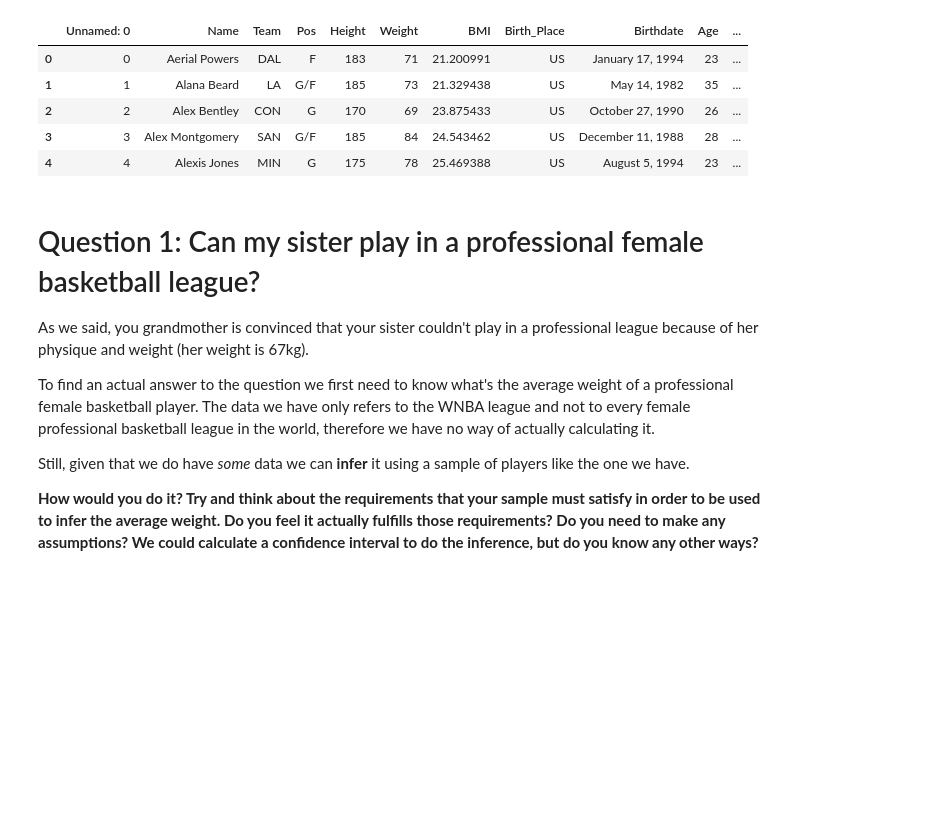
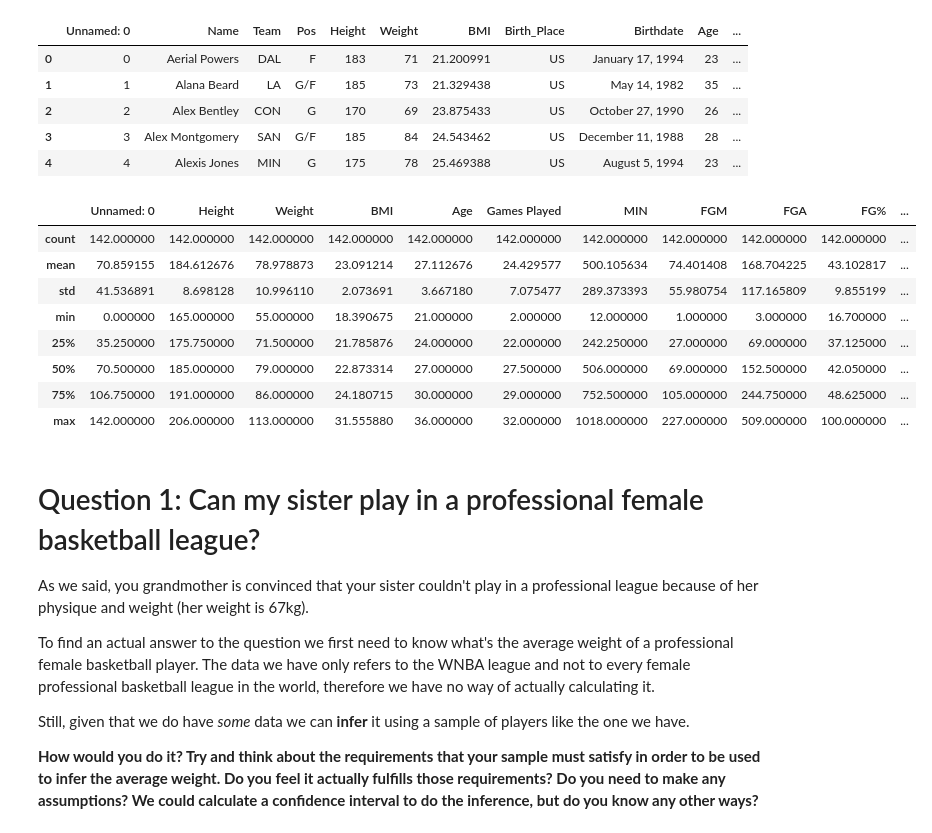
Before and after one commit to pmoreira1/dataV2-labs, a Jupyter notebook: module-2/M2-mini-project2/your-code/3.-Inferential-Analysis.ipynb, the cells around one changed output. Saved outputs shown, nothing was run; the diff lists cells and outputs as text; code cells hidden in the pictures; blank space fills up the shorter version.

Commit message:
Tableau-Data-Viz + M2

```diff
--- a/module-2/M2-mini-project2/your-code/3.-Inferential-Analysis.ipynb
+++ b/module-2/M2-mini-project2/your-code/3.-Inferential-Analysis.ipynb
@@ -36,6 +38,18 @@ wnba.head()
 | 2 | 2 | Alex Bentley | CON | G | 170 | 69 | 23.875433 | US | October 27, 1990 | 26 | ... |
 | 3 | 3 | Alex Montgomery | SAN | G/F | 185 | 84 | 24.543462 | US | December 11, 1988 | 28 | ... |
 | 4 | 4 | Alexis Jones | MIN | G | 175 | 78 | 25.469388 | US | August 5, 1994 | 23 | ... |
+# %%
+wnba.describe()
+# %% [output]
+|  | Unnamed: 0 | Height | Weight | BMI | Age | Games Played | MIN | FGM | FGA | FG% | ... |
+| count | 142.000000 | 142.000000 | 142.000000 | 142.000000 | 142.000000 | 142.000000 | 142.000000 | 142.000000 | 142.000000 | 142.000000 | ... |
+| mean | 70.859155 | 184.612676 | 78.978873 | 23.091214 | 27.112676 | 24.429577 | 500.105634 | 74.401408 | 168.704225 | 43.102817 | ... |
+| std | 41.536891 | 8.698128 | 10.996110 | 2.073691 | 3.667180 | 7.075477 | 289.373393 | 55.980754 | 117.165809 | 9.855199 | ... |
+| min | 0.000000 | 165.000000 | 55.000000 | 18.390675 | 21.000000 | 2.000000 | 12.000000 | 1.000000 | 3.000000 | 16.700000 | ... |
+| 25% | 35.250000 | 175.750000 | 71.500000 | 21.785876 | 24.000000 | 22.000000 | 242.250000 | 27.000000 | 69.000000 | 37.125000 | ... |
+| 50% | 70.500000 | 185.000000 | 79.000000 | 22.873314 | 27.000000 | 27.500000 | 506.000000 | 69.000000 | 152.500000 | 42.050000 | ... |
+| 75% | 106.750000 | 191.000000 | 86.000000 | 24.180715 | 30.000000 | 29.000000 | 752.500000 | 105.000000 | 244.750000 | 48.625000 | ... |
+| max | 142.000000 | 206.000000 | 113.000000 | 31.555880 | 36.000000 | 32.000000 | 1018.000000 | 227.000000 | 509.000000 | 100.000000 | ... |
 # %% [markdown]
 # Question 1: Can my sister play in a professional female basketball league?
 
```
Also changed, not shown: parts of 17 cells of this notebook, 1 other file.
